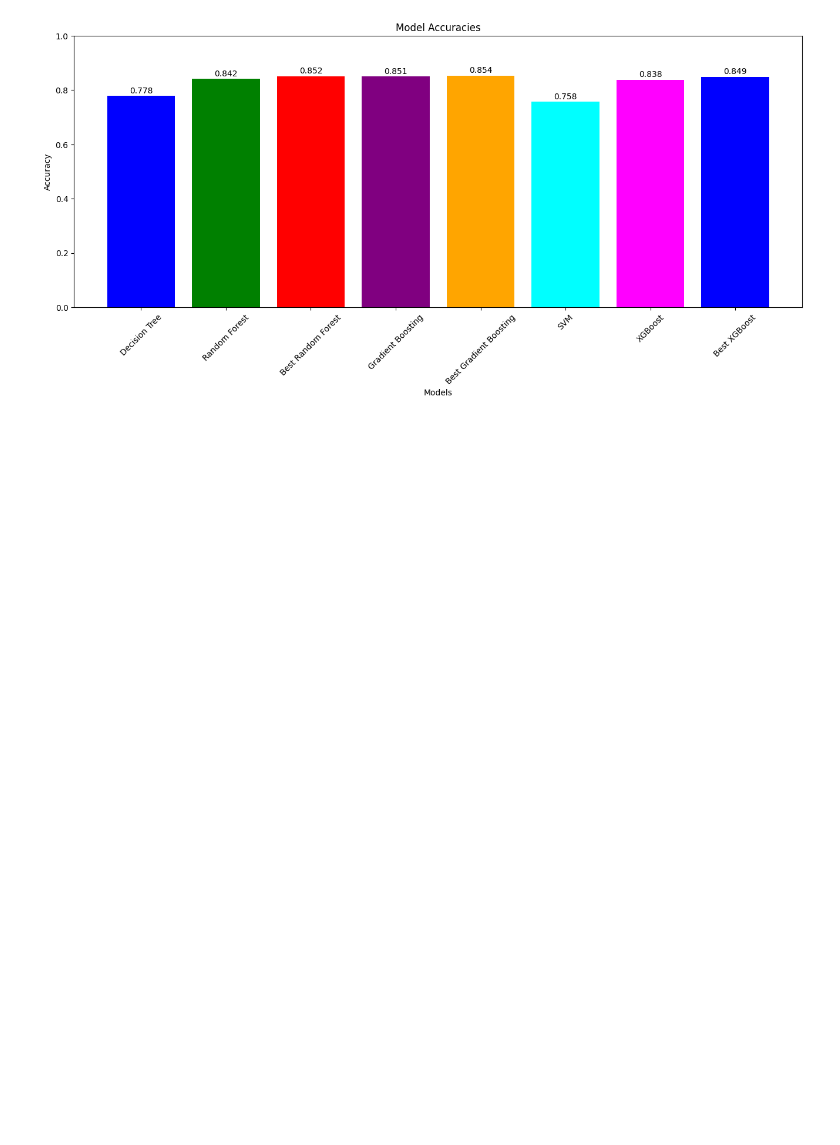
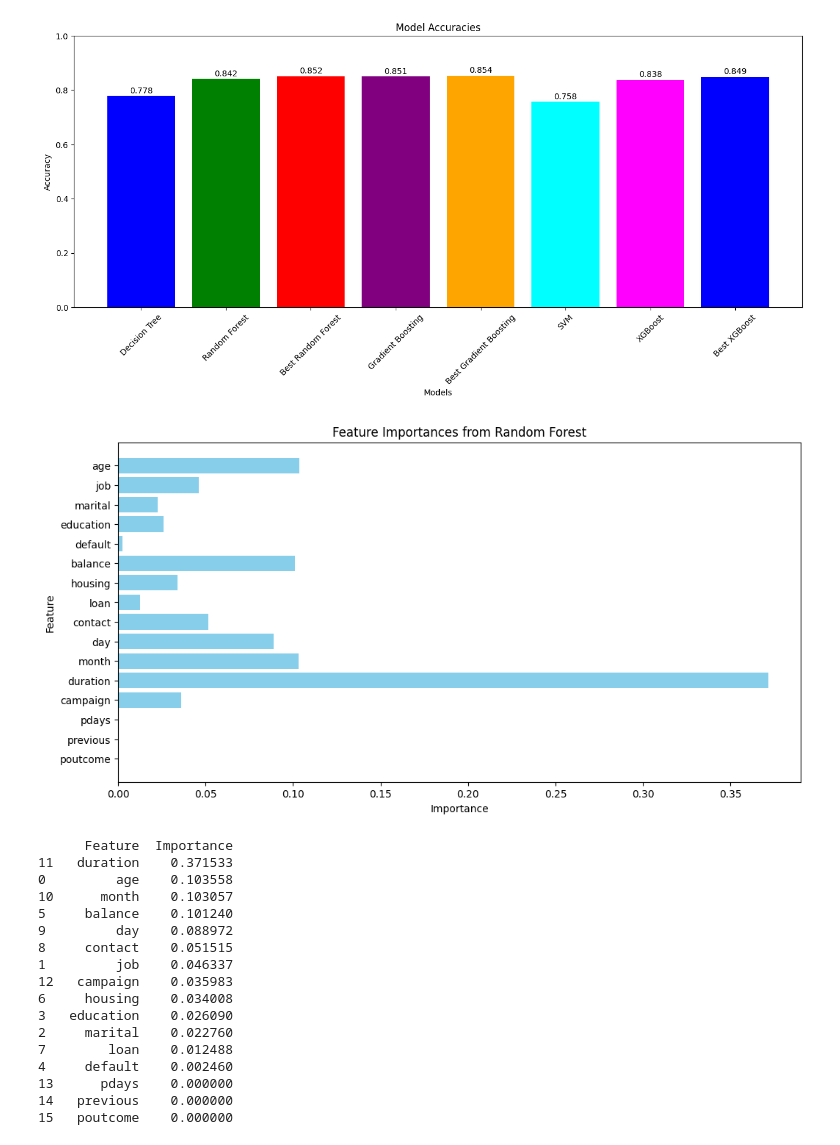
Before and after one commit to Rhy-Shah/BankCustomerSegmentation, a Jupyter notebook: code.ipynb, the cells around one changed output. Saved outputs shown, nothing was run; the diff lists cells and outputs as text; code cells hidden in the pictures; blank space fills up the shorter version.

```diff
--- a/code.ipynb
+++ b/code.ipynb
@@ -719,3 +719,38 @@ plt.ylim(0, 1)
 plt.show()
 # %% [output]
 [figure]
+# %%
+importances = rf.feature_importances_
+
+plt.figure(figsize=(12, 6))
+plt.barh(feature_names, importances, color='skyblue')
+plt.xlabel('Importance')
+plt.ylabel('Feature')
+plt.title('Feature Importances from Random Forest')
+plt.gca().invert_yaxis()
+plt.show()
+feature_names = X.columns
+
+feature_importances = pd.DataFrame({'Feature': feature_names, 'Importance': importances})
+feature_importances = feature_importances.sort_values(by='Importance', ascending=False)
+
+print(feature_importances)
+# %% [output]
+[figure, added]
+      Feature  Importance
+11   duration    0.371533
+0         age    0.103558
+10      month    0.103057
+5     balance    0.101240
+9         day    0.088972
+8     contact    0.051515
+1         job    0.046337
+12   campaign    0.035983
+6     housing    0.034008
+3   education    0.026090
+2     marital    0.022760
+7        loan    0.012488
+4     default    0.002460
+13      pdays    0.000000
+14   previous    0.000000
+15   poutcome    0.000000
```
Also changed, not shown: parts of 2 cells of this notebook.
